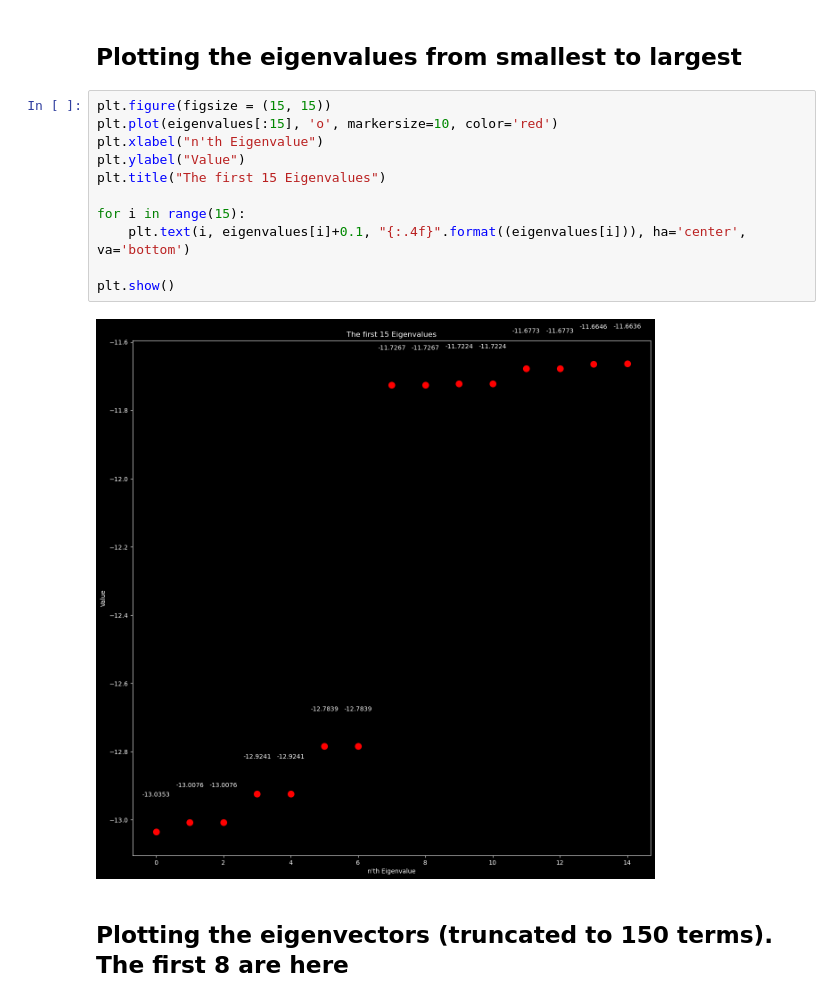
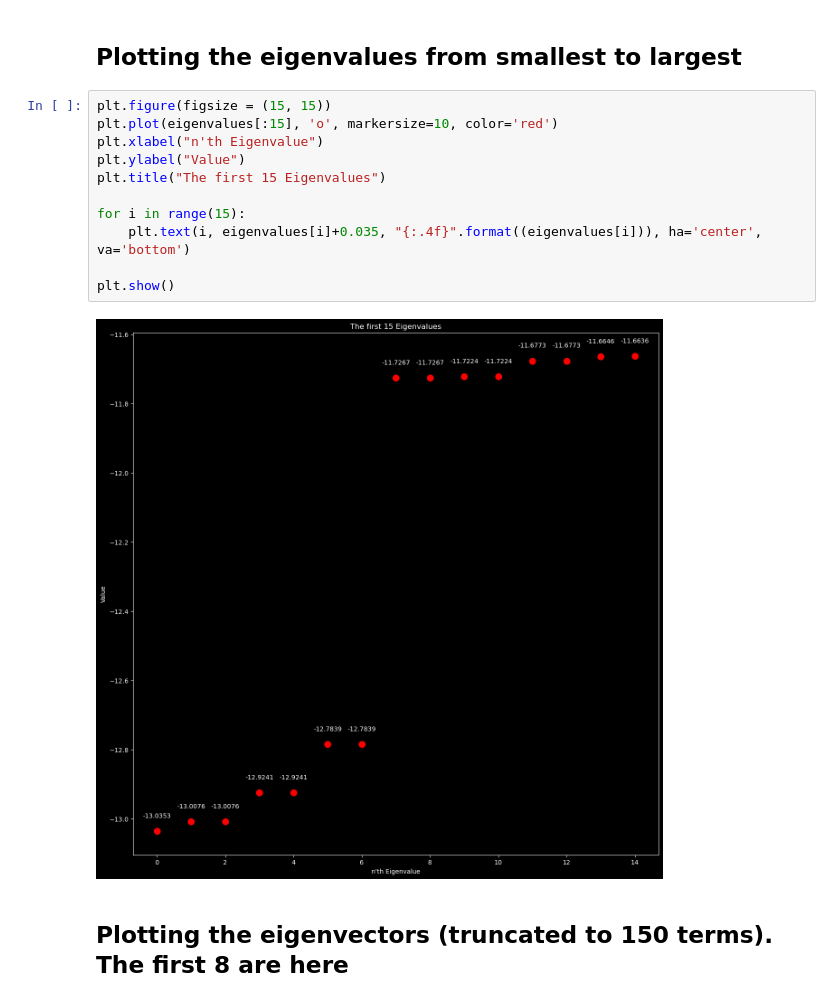
Before and after one commit to dcthecook/Many_Body_Theory, a Jupyter notebook: Hubbard_Model.ipynb, the cells around one changed output. Cells and saved outputs as stored; diff of their text form.

```diff
--- a/Hubbard_Model.ipynb
+++ b/Hubbard_Model.ipynb
@@ -466,16 +466,16 @@ eigenvalues, eigenvectors = sp.sparse.linalg.eigsh(sparse_ham, k=k, which='SA')
 # %%
 plt.figure(figsize = (15, 15))
 plt.plot(eigenvalues[:15], 'o', markersize=10, color='red')
 plt.xlabel("n'th Eigenvalue")
 plt.ylabel("Value")
 plt.title("The first 15 Eigenvalues")
 
 for i in range(15):
-    plt.text(i, eigenvalues[i]+0.1, "{:.4f}".format((eigenvalues[i])), ha='center', va='bottom')
+    plt.text(i, eigenvalues[i]+0.035, "{:.4f}".format((eigenvalues[i])), ha='center', va='bottom')
 
 plt.show()
 # %% [output]
-[figure, old version]
+[figure, new version]
 # %% [markdown]
 ## Plotting the eigenvectors (truncated to 150 terms). The first 8 are here
 # %%
```
Also changed, not shown: parts of 2 cells of this notebook.
